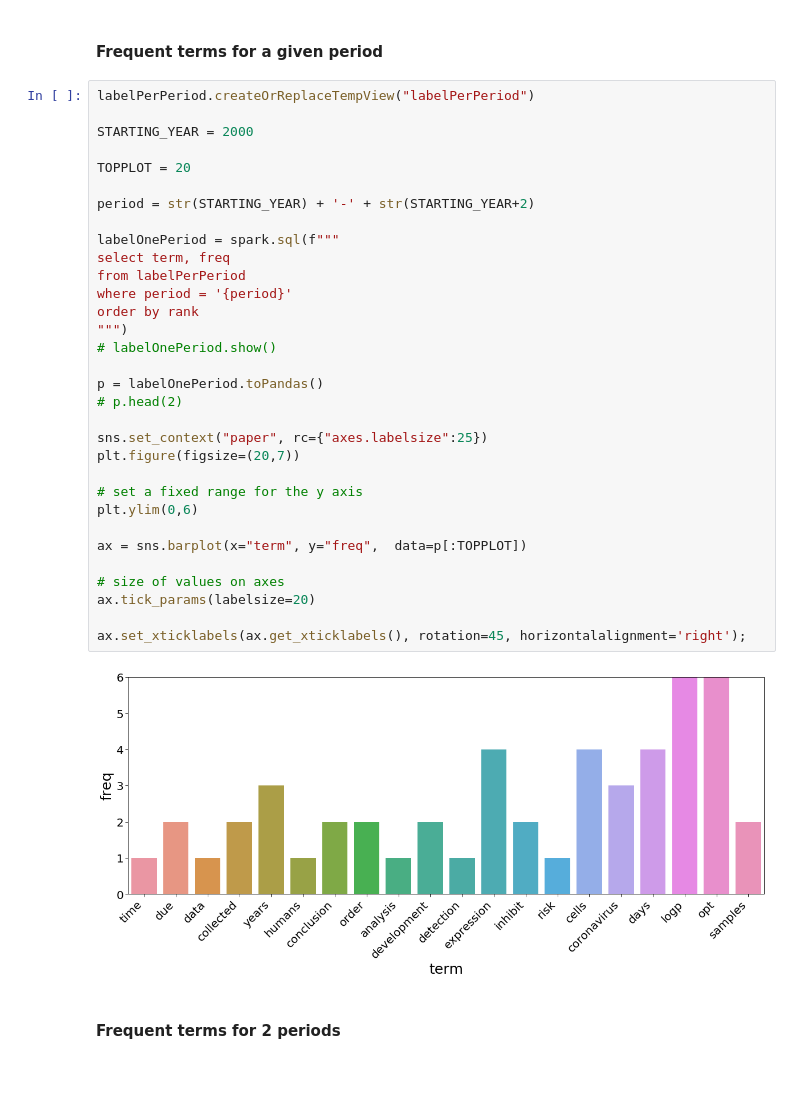
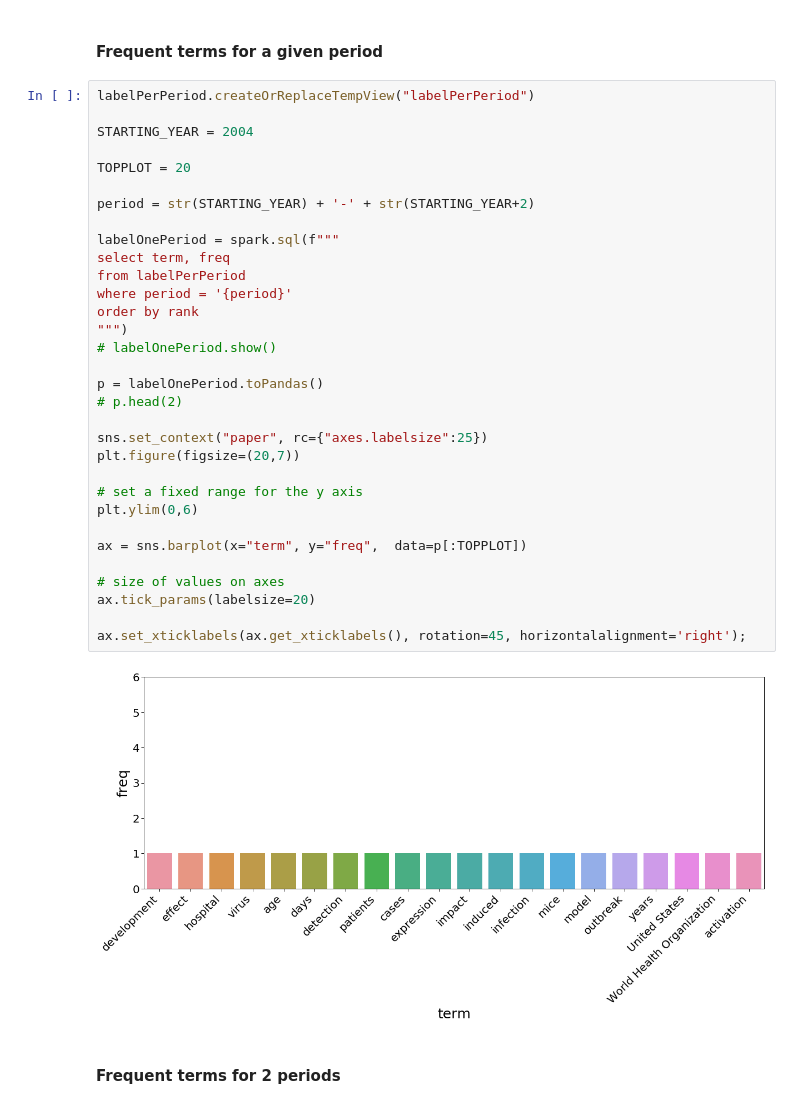
Before and after one commit to LI-Ke/PLDAC2020_Pivot_Graph_Exploration, a Jupyter notebook: Demo_Labels_CORONA.ipynb, the cells around one changed output. Drawn from its saved outputs; the diff is of its cells as text; blank space fills up the shorter version.

```diff
--- a/Demo_Labels_CORONA.ipynb
+++ b/Demo_Labels_CORONA.ipynb
@@ -142,37 +142,37 @@ only showing top 20 rows
 # %%
 labelPerPeriod.createOrReplaceTempView("labelPerPeriod")
 
-STARTING_YEAR = 2000
+STARTING_YEAR = 2004
 
 TOPPLOT = 20
 
 period = str(STARTING_YEAR) + '-' + str(STARTING_YEAR+2)
 
 labelOnePeriod = spark.sql(f"""
 select term, freq
 from labelPerPeriod
 where period = '{period}'
 order by rank
 """)
 # labelOnePeriod.show()
 
 p = labelOnePeriod.toPandas()
 # p.head(2)
 
 sns.set_context("paper", rc={"axes.labelsize":25})
 plt.figure(figsize=(20,7))
 
 # set a fixed range for the y axis
 plt.ylim(0,6)
 
 ax = sns.barplot(x="term", y="freq",  data=p[:TOPPLOT])
 
 # size of values on axes
 ax.tick_params(labelsize=20)
 
 ax.set_xticklabels(ax.get_xticklabels(), rotation=45, horizontalalignment='right');
 # %% [output]
-[figure, old version]
+[figure, new version]
 # %% [markdown]
 #### Frequent terms for 2 periods
 # %%
```
Also changed, not shown: parts of 7 cells of this notebook, 2 other files.
